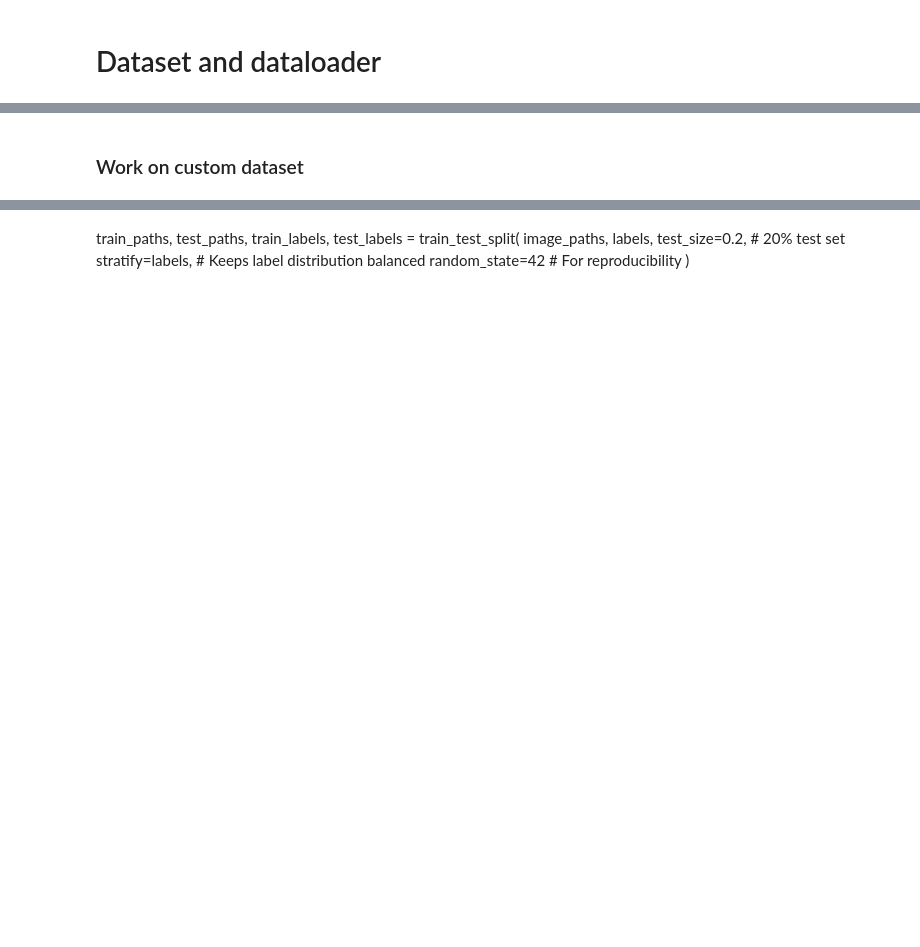
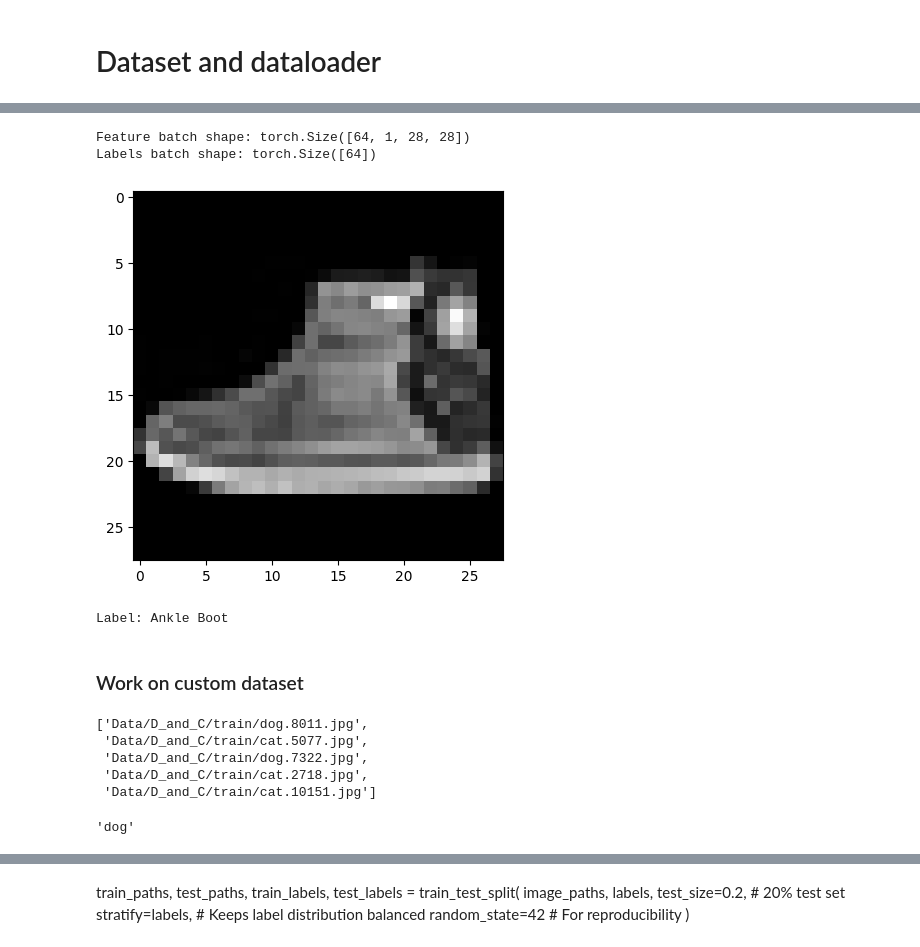
Before and after one commit to beppe2hd/AdsumMachineLearning, a Jupyter notebook: Code/03_CNN.ipynb, the cells around one changed output, grey strips where cells are left out. Drawn from its saved outputs; the diff is of its cells as text; code cells hidden in the pictures; blank space fills up the shorter version.

```diff
--- a/Code/03_CNN.ipynb
+++ b/Code/03_CNN.ipynb
@@ -198,12 +253,18 @@ test_dataloader = DataLoader(test_data, batch_size=64, shuffle=True)
 # %%
 train_features, train_labels = next(iter(train_dataloader))
 print(f"Feature batch shape: {train_features.size()}")
 print(f"Labels batch shape: {train_labels.size()}")
 img = train_features[0].squeeze()
 label = train_labels[0]
 plt.imshow(img, cmap="gray")
 plt.show()
-print(f"Label: {label}")
+lb = int(label.numpy())
+print(f"Label: {labels_map[lb]}")
+# %% [output]
+Feature batch shape: torch.Size([64, 1, 28, 28])
+Labels batch shape: torch.Size([64])
+[figure, added]
+Label: Ankle Boot
 # %% [markdown]
 ### Work on custom dataset
 # %%
@@ -219,6 +280,18 @@ from tqdm import tqdm
 from glob import glob
 
 folder_content = glob("Data/D_and_C/train/*.jpg")
+# %%
+folder_content[0:5]
+# %% [output]
+['Data/D_and_C/train/dog.8011.jpg',
+ 'Data/D_and_C/train/cat.5077.jpg',
+ 'Data/D_and_C/train/dog.7322.jpg',
+ 'Data/D_and_C/train/cat.2718.jpg',
+ 'Data/D_and_C/train/cat.10151.jpg']
+# %%
+folder_content[0].split("/")[-1].split(".")[0]
+# %% [output]
+'dog'
 # %%
 
 folder_content[0].split("/")[-1].split(".")
```
Also changed, not shown: parts of 27 cells of this notebook.
